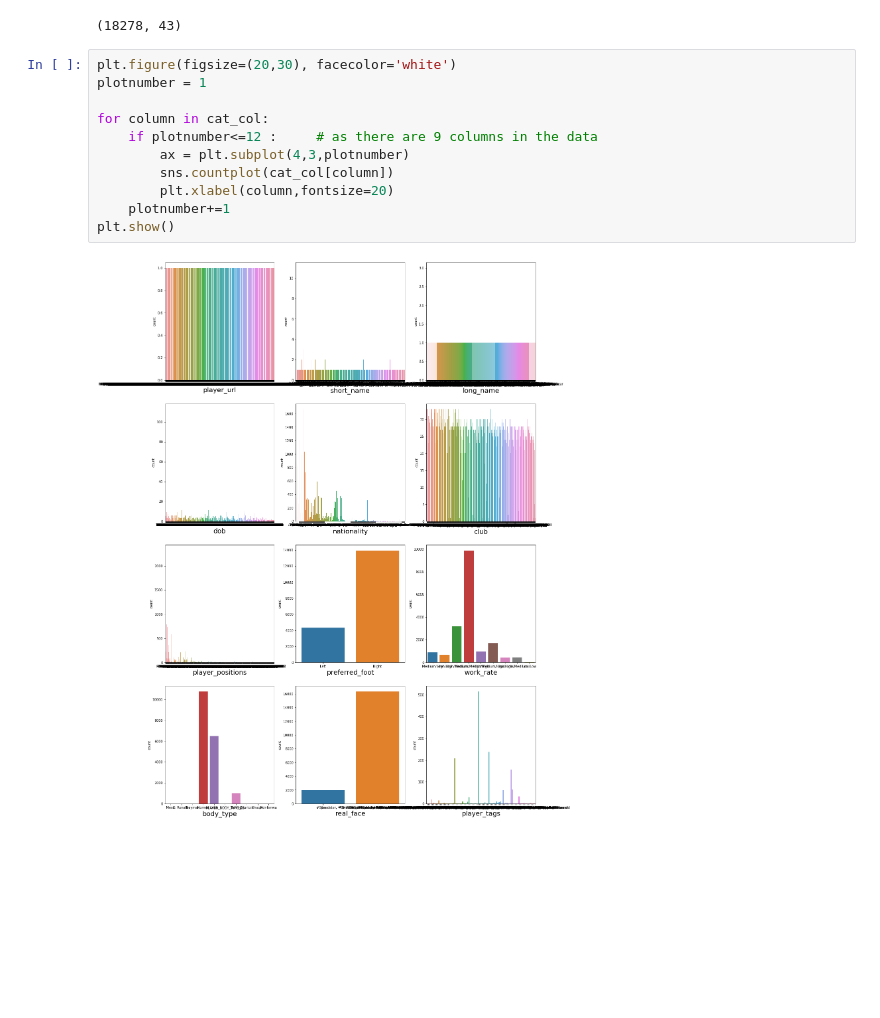
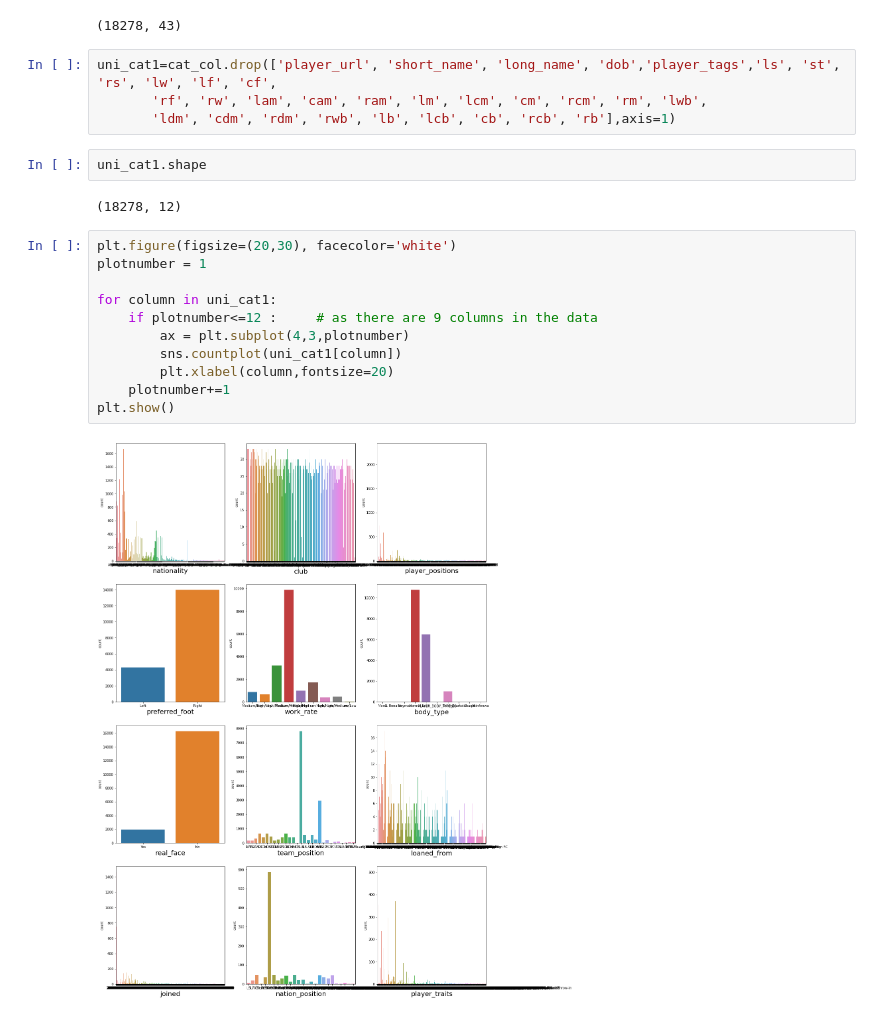
Before and after one commit to Navin7899/FIFA-20, a Jupyter notebook: FIFA_nav.ipynb, the cells around one changed output. Drawn from its saved outputs; the diff is of its cells as text; blank space fills up the shorter version.

```diff
--- a/FIFA_nav.ipynb
+++ b/FIFA_nav.ipynb
@@ -475,16 +463,24 @@ plt.show()
 cat_col.shape
 # %% [output]
 (18278, 43)
+# %%
+uni_cat1=cat_col.drop(['player_url', 'short_name', 'long_name', 'dob','player_tags','ls', 'st', 'rs', 'lw', 'lf', 'cf',
+       'rf', 'rw', 'lam', 'cam', 'ram', 'lm', 'lcm', 'cm', 'rcm', 'rm', 'lwb',
+       'ldm', 'cdm', 'rdm', 'rwb', 'lb', 'lcb', 'cb', 'rcb', 'rb'],axis=1)
+# %%
+uni_cat1.shape
+# %% [output]
+(18278, 12)
 # %%
 plt.figure(figsize=(20,30), facecolor='white')
 plotnumber = 1
 
-for column in cat_col:
+for column in uni_cat1:
     if plotnumber<=12 :     # as there are 9 columns in the data
         ax = plt.subplot(4,3,plotnumber)
-        sns.countplot(cat_col[column])
+        sns.countplot(uni_cat1[column])
         plt.xlabel(column,fontsize=20)
     plotnumber+=1
 plt.show()
 # %% [output]
-[figure, old version]
+[figure, new version]
```
Also changed, not shown: parts of 7 cells of this notebook.
